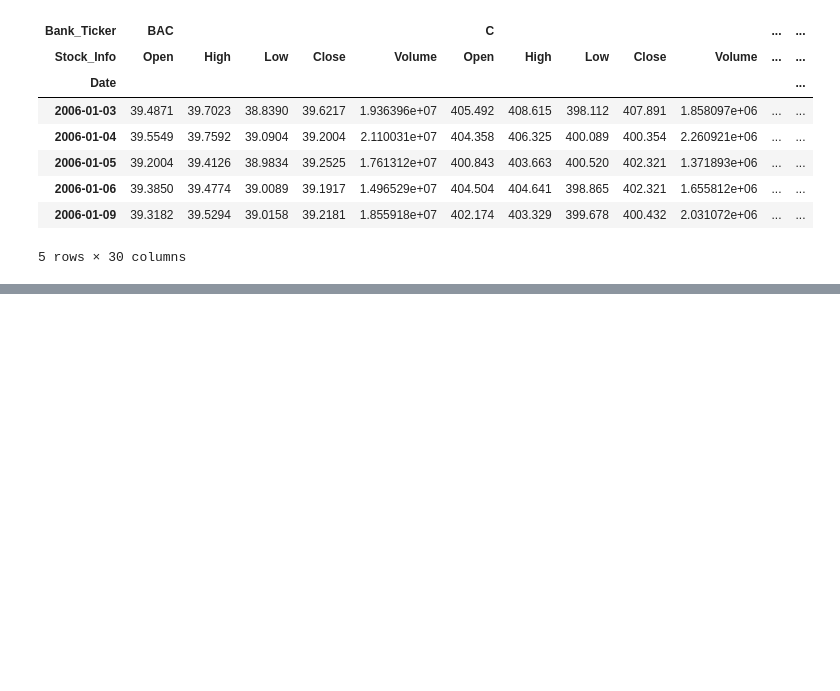
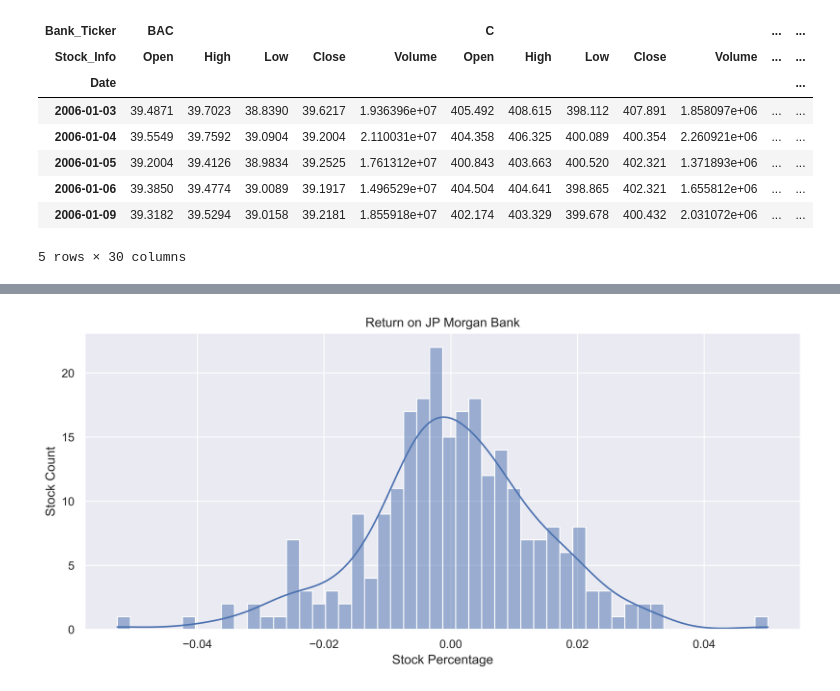
Before and after one commit to ahmedyar7/Data-Science-n-Visualization-Projects, a Jupyter notebook: Banks Stock Analysis/main.ipynb, the cells around one changed output, grey strips where cells are left out. Saved outputs shown, nothing was run; the diff lists cells and outputs as text; code cells hidden in the pictures; blank space fills up the shorter version.

```diff
--- a/Banks Stock Analysis/main.ipynb
+++ b/Banks Stock Analysis/main.ipynb
@@ -128,0 +159,16 @@ bank_stocks_df.xs(
+# %%
+plt.figure(figsize=(12, 5), dpi=500)
+
+plt.title("Return on JP Morgan Bank")
+plt.xlabel("Stock Percentage")
+plt.ylabel("Stock Count")
+
+sns.histplot(
+    data=return_df["2015-01-01":"2016-12-31"]["JPM_Returns"],
+    bins=50,
+    kde=True,
+)
+
+plt.show()
+# %% [output]
+[figure, added]
```
Also changed, not shown: parts of 14 cells of this notebook.
